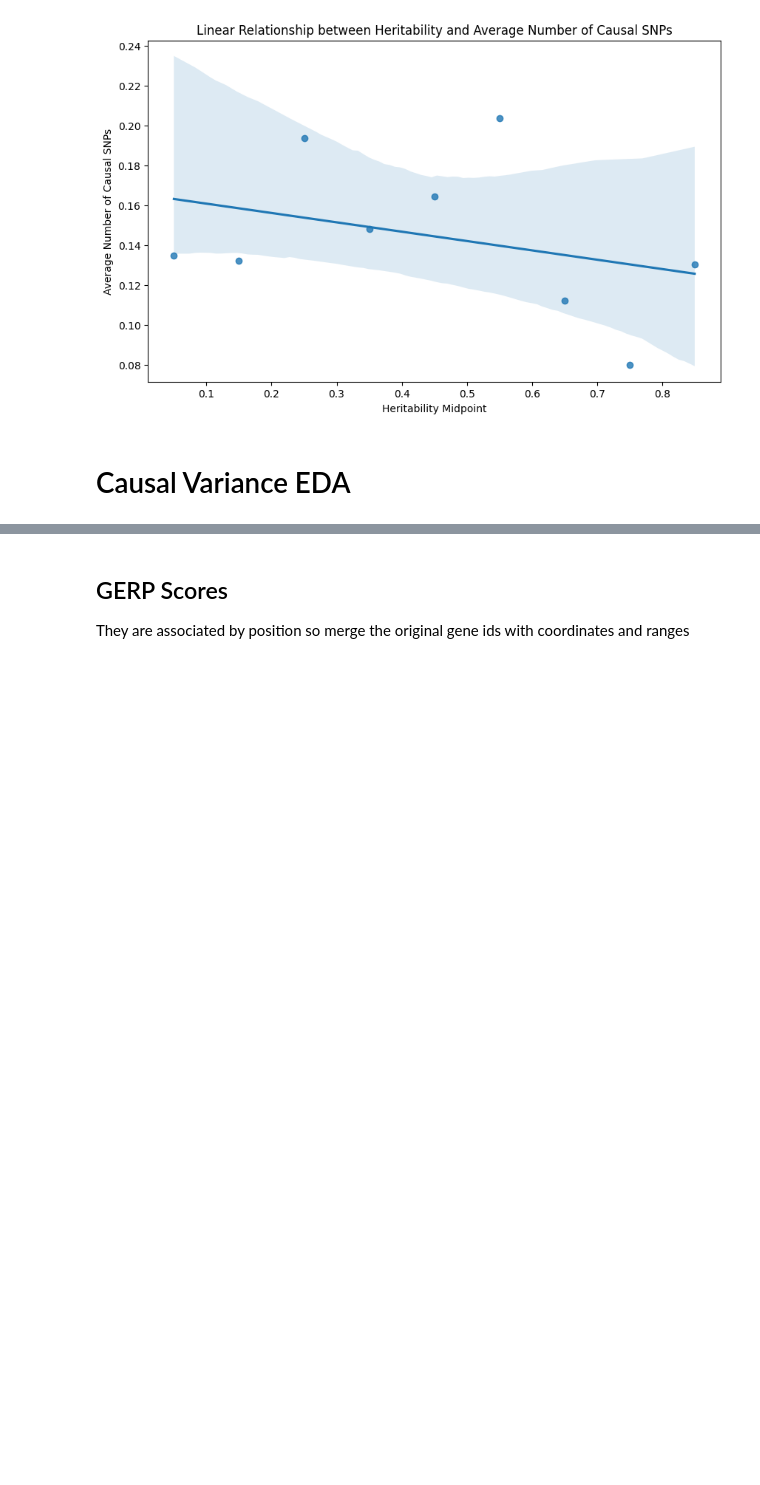
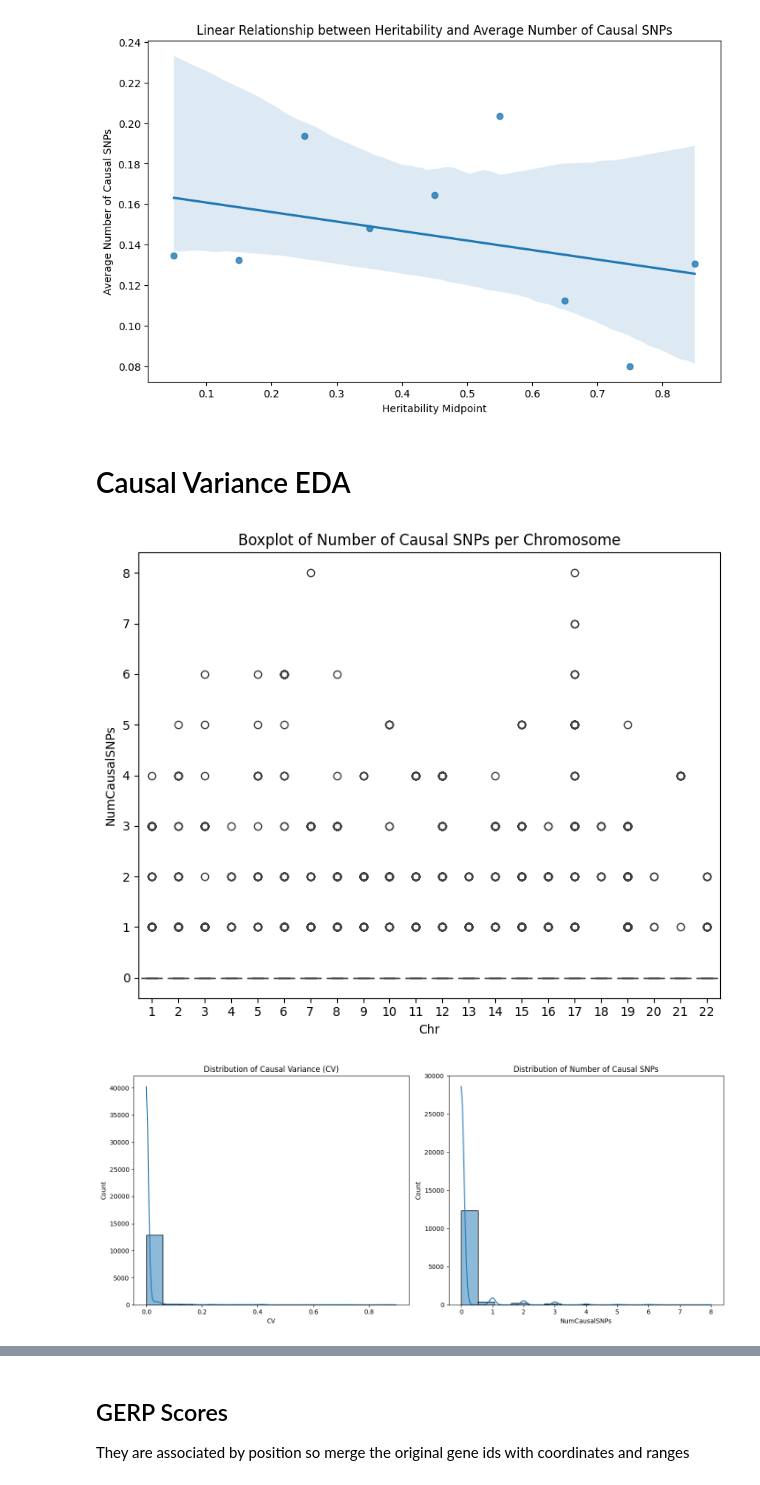
Before and after one commit to AntonBeliakovUCSD/Capstone, a Jupyter notebook: src/EDA and Visualization + GERP.ipynb, the cells around one changed output, grey strips where cells are left out. Drawn from its saved outputs; the diff is of its cells as text; code cells hidden in the pictures; blank space fills up the shorter version.

```diff
--- a/src/EDA and Visualization + GERP.ipynb
+++ b/src/EDA and Visualization + GERP.ipynb
@@ -20,7 +12,7 @@ please provide us feedback at https://github.com/pandas-dev/pandas/issues/54466
 # %%
 #merge data together
-cv_df = pd.read_csv("causal_variance_snps.csv")
-hdf = pd.read_csv("heritability_scores.csv")
+cv_df = pd.read_csv("../data/causal_variance_snps.csv")
+hdf = pd.read_csv("../data/heritability_scores.csv")
 
 df = pd.merge(cv_df, hdf, how="inner", left_on="GeneID", right_on="TargetID")[['GeneID', 'NumCausalSNPs', 'Heritability_Score', 'Chromosome_y', 'CausalVariance']]
 df.columns = ['GeneID', 'NumCausalSNPs', 'Heritability', 'Chr', 'CV']
@@ -74,27 +79,30 @@ plt.show()
 # %% [markdown]
 # Causal Variance EDA
 # %%
-gene_annotation = pd.read_csv("gene_annotation.txt", sep="\t")
+gene_annotation = pd.read_csv("../data/gene_annotation.txt", sep="\t")
 ldf = pd.merge(df, gene_annotation, how="inner", left_on="GeneID", right_on="SYM")
 # Low number of causal snps combined with high causal variance
 gdf = df.groupby("Chr")[['CV', 'NumCausalSNPs']].mean().reset_index()
 
 #boxplot
 
 plt.figure(figsize=(14, 6))
 plt.subplot(1, 2, 1)
 sns.boxplot(x='Chr', y='NumCausalSNPs', data=df)
 plt.title('Boxplot of Number of Causal SNPs per Chromosome')
 plt.tight_layout()
 plt.show()
 
 #distributions
 plt.figure(figsize=(14, 6))
 plt.subplot(1, 2, 1)
 sns.histplot(df['CV'], kde=True)
 plt.title('Distribution of Causal Variance (CV)')
 plt.subplot(1, 2, 2)
 sns.histplot(df['NumCausalSNPs'], kde=True)
 plt.title('Distribution of Number of Causal SNPs')
 plt.tight_layout()
 plt.show()
+# %% [output]
+[figure, added]
+[figure, added]
```
Also changed, not shown: parts of 17 cells of this notebook, 3 other files.
